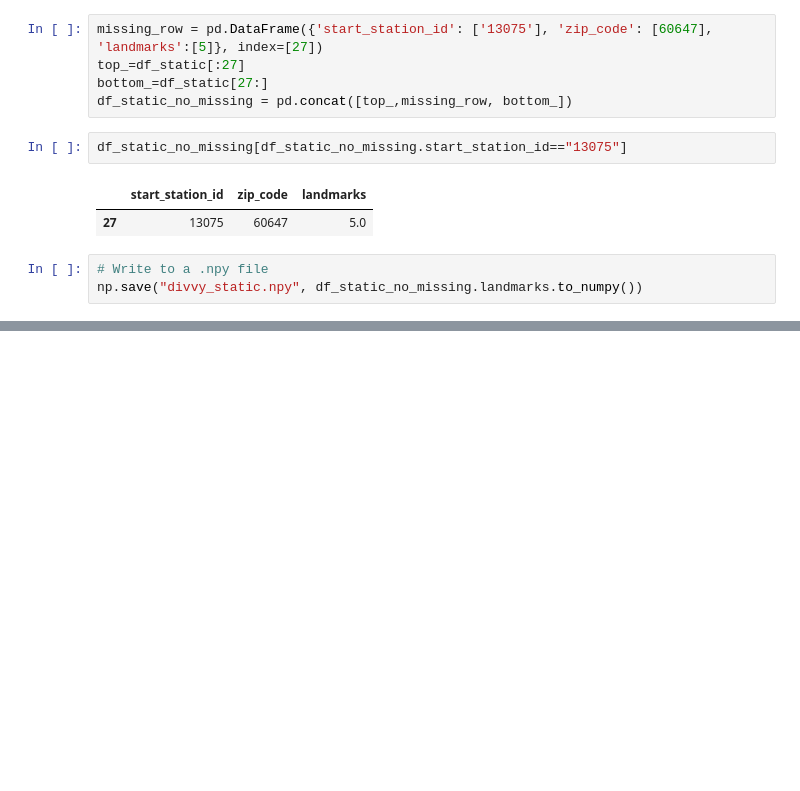
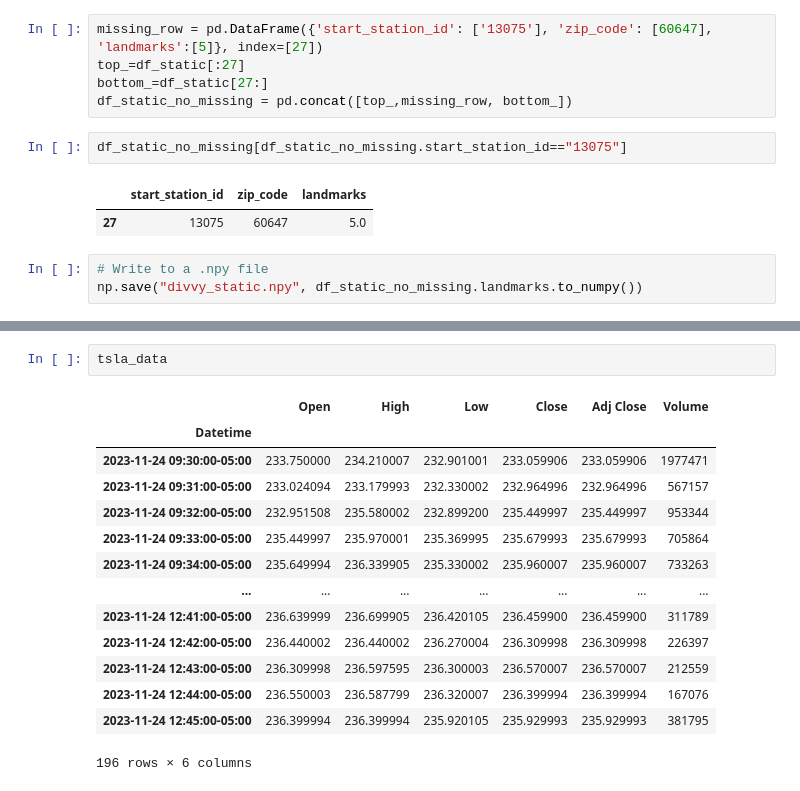
Before and after one commit to ramankhurana/ExtFormer, a Jupyter notebook: auxutils/DivvyDataPrepration.ipynb, the cells around one changed output, grey strips where cells are left out. Saved outputs shown, nothing was run; the diff lists cells and outputs as text; blank space fills up the shorter version.

```diff
--- a/auxutils/DivvyDataPrepration.ipynb
+++ b/auxutils/DivvyDataPrepration.ipynb
@@ -166,0 +214,17 @@ DivvyDataPrepration.ipynb divvy_static.npy
+# %%
+tsla_data
+# %% [output]
+|  | Open | High | Low | Close | Adj Close | Volume |
+| Datetime |  |  |  |  |  |  |
+| 2023-11-24 09:30:00-05:00 | 233.750000 | 234.210007 | 232.901001 | 233.059906 | 233.059906 | 1977471 |
+| 2023-11-24 09:31:00-05:00 | 233.024094 | 233.179993 | 232.330002 | 232.964996 | 232.964996 | 567157 |
+| 2023-11-24 09:32:00-05:00 | 232.951508 | 235.580002 | 232.899200 | 235.449997 | 235.449997 | 953344 |
+| 2023-11-24 09:33:00-05:00 | 235.449997 | 235.970001 | 235.369995 | 235.679993 | 235.679993 | 705864 |
+| 2023-11-24 09:34:00-05:00 | 235.649994 | 236.339905 | 235.330002 | 235.960007 | 235.960007 | 733263 |
+| ... | ... | ... | ... | ... | ... | ... |
+| 2023-11-24 12:41:00-05:00 | 236.639999 | 236.699905 | 236.420105 | 236.459900 | 236.459900 | 311789 |
+| 2023-11-24 12:42:00-05:00 | 236.440002 | 236.440002 | 236.270004 | 236.309998 | 236.309998 | 226397 |
+| 2023-11-24 12:43:00-05:00 | 236.309998 | 236.597595 | 236.300003 | 236.570007 | 236.570007 | 212559 |
+| 2023-11-24 12:44:00-05:00 | 236.550003 | 236.587799 | 236.320007 | 236.399994 | 236.399994 | 167076 |
+| 2023-11-24 12:45:00-05:00 | 236.399994 | 236.399994 | 235.920105 | 235.929993 | 235.929993 | 381795 |
+196 rows × 6 columns
```
Also changed, not shown: parts of 4 cells of this notebook, 3 other files.
